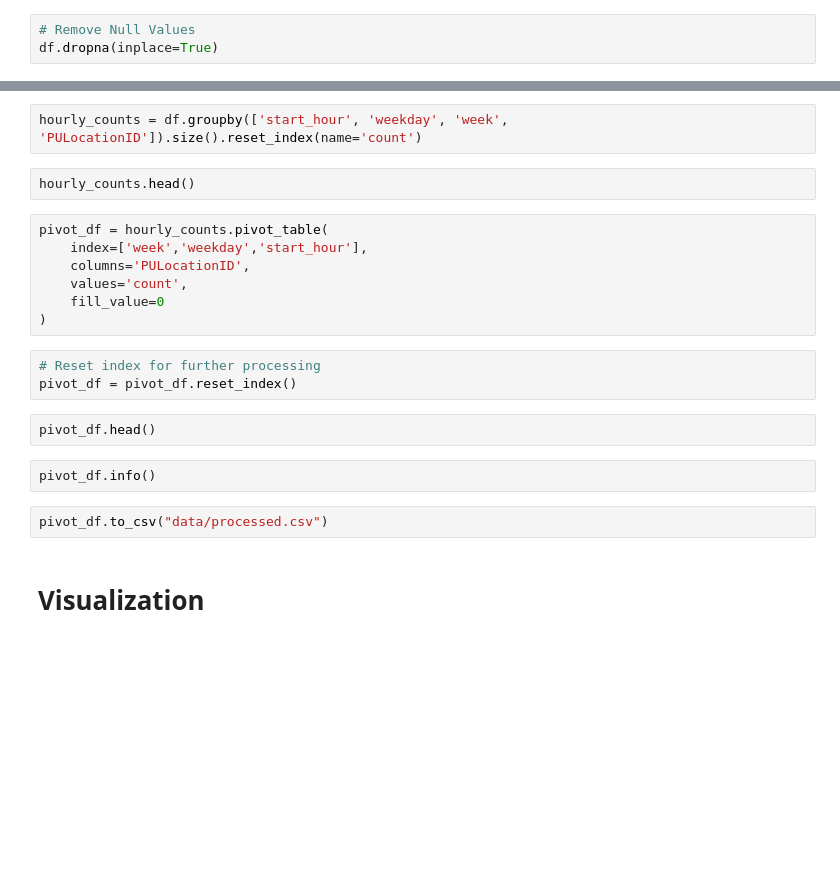
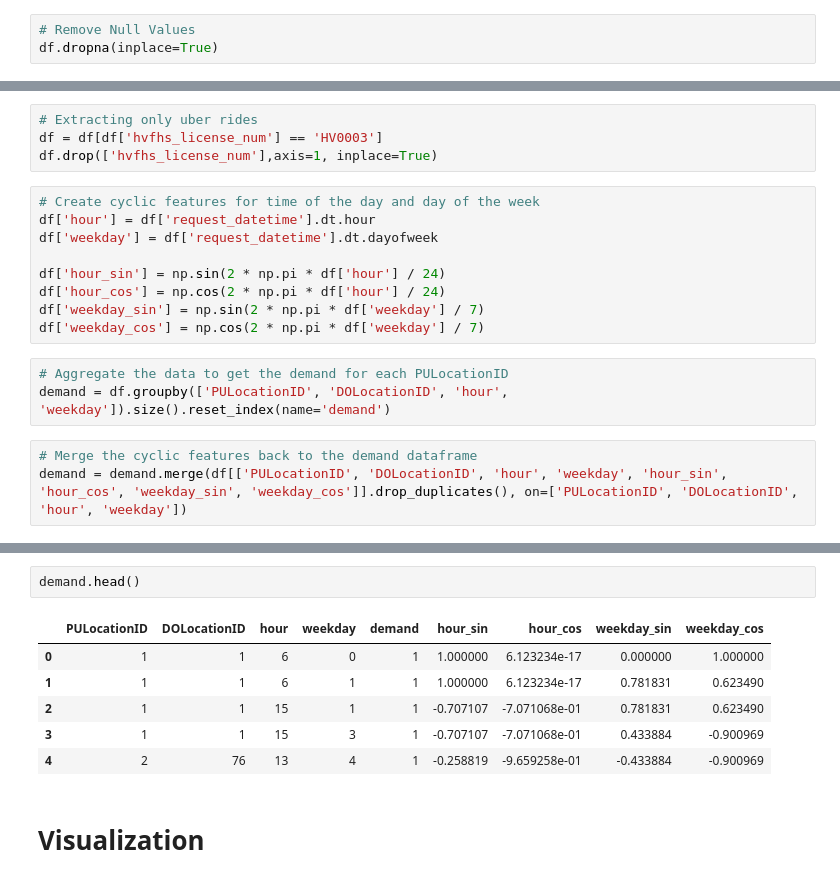
Before and after one commit to cheema-86/ridesharing-optimization, a Jupyter notebook: datasetAnalysis.ipynb, the cells around one changed output, grey strips where cells are left out. Drawn from its saved outputs; the diff is of its cells as text; blank space fills up the shorter version.

```diff
--- a/datasetAnalysis.ipynb
+++ b/datasetAnalysis.ipynb
@@ -31 +57,20 @@ df['weekday'] = df['request_datetime'].dt.dayofweek
+# %%
+# Extracting only uber rides
+df = df[df['hvfhs_license_num'] == 'HV0003']
+df.drop(['hvfhs_license_num'],axis=1, inplace=True)
+# %%
+# Create cyclic features for time of the day and day of the week
+df['hour'] = df['request_datetime'].dt.hour
+df['weekday'] = df['request_datetime'].dt.dayofweek
+
+df['hour_sin'] = np.sin(2 * np.pi * df['hour'] / 24)
+df['hour_cos'] = np.cos(2 * np.pi * df['hour'] / 24)
+df['weekday_sin'] = np.sin(2 * np.pi * df['weekday'] / 7)
+df['weekday_cos'] = np.cos(2 * np.pi * df['weekday'] / 7)
+# %%
+# Aggregate the data to get the demand for each PULocationID
+demand = df.groupby(['PULocationID', 'DOLocationID', 'hour', 'weekday']).size().reset_index(name='demand')
+# %%
+# Merge the cyclic features back to the demand dataframe
+demand = demand.merge(df[['PULocationID', 'DOLocationID', 'hour', 'weekday', 'hour_sin', 'hour_cos', 'weekday_sin', 'weekday_cos']].drop_duplicates(), on=['PULocationID', 'DOLocationID', 'hour', 'weekday'])
 # %%
@@ -33,23 +95,12 @@ df.info()
-# %%
-hourly_counts = df.groupby(['start_hour', 'weekday', 'week', 'PULocationID']).size().reset_index(name='count')
 # %%
-hourly_counts.head()
+demand.head()
+# %% [output]
+|  | PULocationID | DOLocationID | hour | weekday | demand | hour_sin | hour_cos | weekday_sin | weekday_cos |
+| 0 | 1 | 1 | 6 | 0 | 1 | 1.000000 | 6.123234e-17 | 0.000000 | 1.000000 |
+| 1 | 1 | 1 | 6 | 1 | 1 | 1.000000 | 6.123234e-17 | 0.781831 | 0.623490 |
+| 2 | 1 | 1 | 15 | 1 | 1 | -0.707107 | -7.071068e-01 | 0.781831 | 0.623490 |
+| 3 | 1 | 1 | 15 | 3 | 1 | -0.707107 | -7.071068e-01 | 0.433884 | -0.900969 |
+| 4 | 2 | 76 | 13 | 4 | 1 | -0.258819 | -9.659258e-01 | -0.433884 | -0.900969 |
-# %%
-pivot_df = hourly_counts.pivot_table(
-    index=['week','weekday','start_hour'],
-    columns='PULocationID',
-    values='count',
-    fill_value=0
-)
-# %%
-# Reset index for further processing
-pivot_df = pivot_df.reset_index()
-# %%
-pivot_df.head()
-# %%
-pivot_df.info()
-# %%
-pivot_df.to_csv("data/processed.csv")
 # %% [markdown]
 # Visualization
 # %%
```
Also changed, not shown: parts of 38 cells of this notebook.
